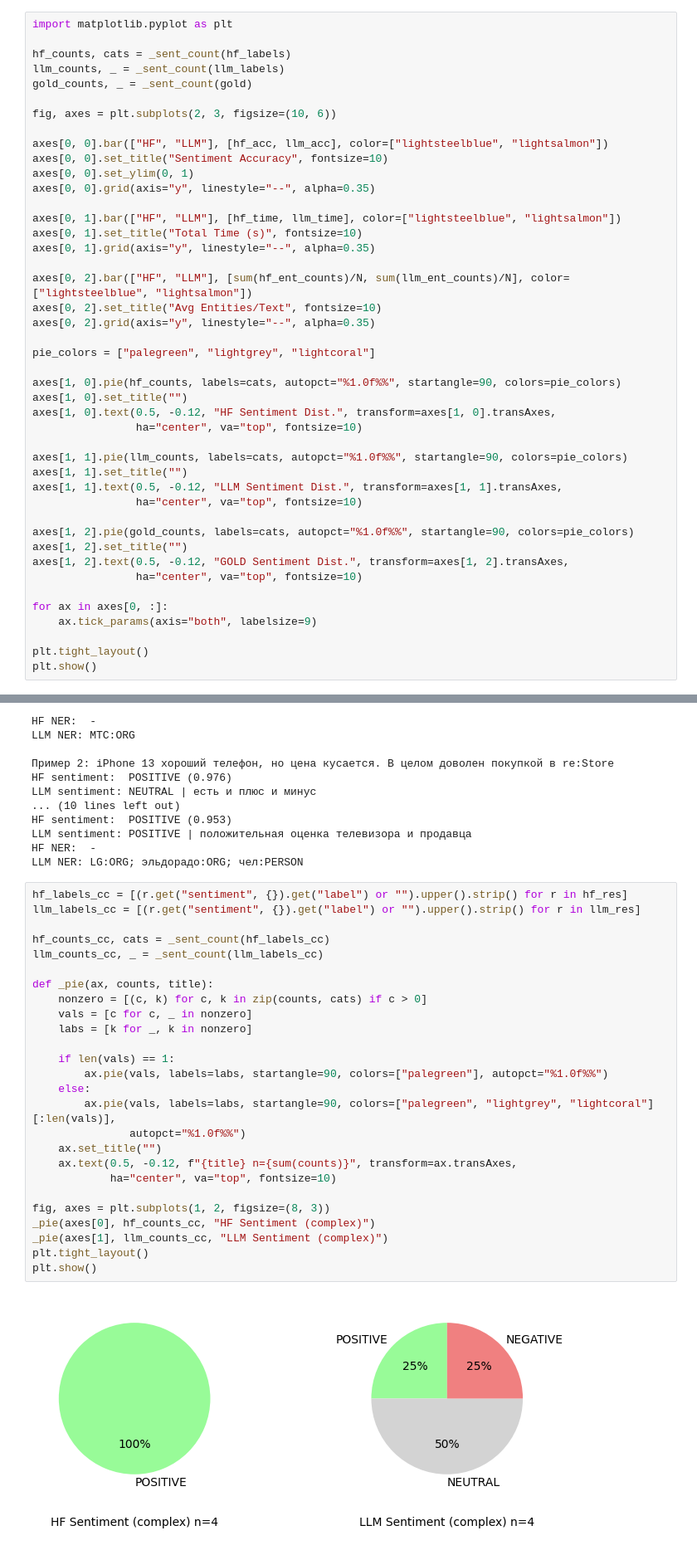
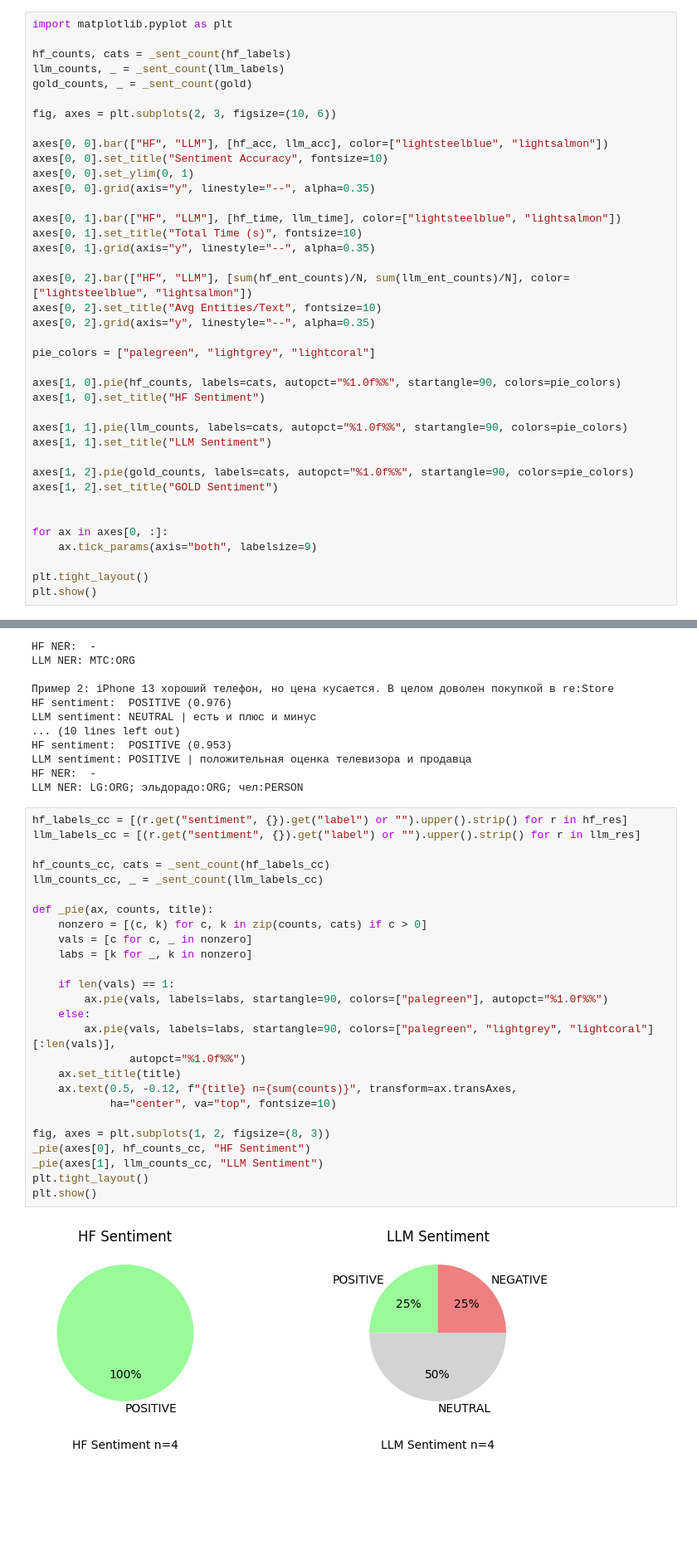
Before and after one commit to divisee/otus-LLM-DD, a Jupyter notebook: hw-2/hw_2_(Построение_LLM_пайплайна_(_ER_tonality_detection_)).ipynb, the cells around one changed output, grey strips where cells are left out. Shown at 83% size. Saved outputs shown, nothing was run; the diff lists cells and outputs as text; blank space fills up the shorter version.

```diff
--- a/hw-2/hw_2_(Построение_LLM_пайплайна_(_ER_tonality_detection_)).ipynb
+++ b/hw-2/hw_2_(Построение_LLM_пайплайна_(_ER_tonality_detection_)).ipynb
@@ -797,19 +797,14 @@ axes[0, 2].grid(axis="y", linestyle="--", alpha=0.35)
 pie_colors = ["palegreen", "lightgrey", "lightcoral"]
 
 axes[1, 0].pie(hf_counts, labels=cats, autopct="%1.0f%%", startangle=90, colors=pie_colors)
-axes[1, 0].set_title("")
-axes[1, 0].text(0.5, -0.12, "HF Sentiment Dist.", transform=axes[1, 0].transAxes,
-                ha="center", va="top", fontsize=10)
+axes[1, 0].set_title("HF Sentiment")
 
 axes[1, 1].pie(llm_counts, labels=cats, autopct="%1.0f%%", startangle=90, colors=pie_colors)
-axes[1, 1].set_title("")
-axes[1, 1].text(0.5, -0.12, "LLM Sentiment Dist.", transform=axes[1, 1].transAxes,
-                ha="center", va="top", fontsize=10)
+axes[1, 1].set_title("LLM Sentiment")
 
 axes[1, 2].pie(gold_counts, labels=cats, autopct="%1.0f%%", startangle=90, colors=pie_colors)
-axes[1, 2].set_title("")
-axes[1, 2].text(0.5, -0.12, "GOLD Sentiment Dist.", transform=axes[1, 2].transAxes,
-                ha="center", va="top", fontsize=10)
+axes[1, 2].set_title("GOLD Sentiment")
+
 
 for ax in axes[0, :]:
     ax.tick_params(axis="both", labelsize=9)
@@ -961,31 +956,31 @@ LLM NER: LG:ORG; эльдорадо:ORG; чел:PERSON
 # %%
 hf_labels_cc = [(r.get("sentiment", {}).get("label") or "").upper().strip() for r in hf_res]
 llm_labels_cc = [(r.get("sentiment", {}).get("label") or "").upper().strip() for r in llm_res]
 
 hf_counts_cc, cats = _sent_count(hf_labels_cc)
 llm_counts_cc, _ = _sent_count(llm_labels_cc)
 
 def _pie(ax, counts, title):
     nonzero = [(c, k) for c, k in zip(counts, cats) if c > 0]
     vals = [c for c, _ in nonzero]
     labs = [k for _, k in nonzero]
 
     if len(vals) == 1:
         ax.pie(vals, labels=labs, startangle=90, colors=["palegreen"], autopct="%1.0f%%")
     else:
         ax.pie(vals, labels=labs, startangle=90, colors=["palegreen", "lightgrey", "lightcoral"][:len(vals)],
                autopct="%1.0f%%")
-    ax.set_title("")
+    ax.set_title(title)
     ax.text(0.5, -0.12, f"{title} n={sum(counts)}", transform=ax.transAxes,
             ha="center", va="top", fontsize=10)
 
 fig, axes = plt.subplots(1, 2, figsize=(8, 3))
-_pie(axes[0], hf_counts_cc, "HF Sentiment (complex)")
-_pie(axes[1], llm_counts_cc, "LLM Sentiment (complex)")
+_pie(axes[0], hf_counts_cc, "HF Sentiment")
+_pie(axes[1], llm_counts_cc, "LLM Sentiment")
 plt.tight_layout()
 plt.show()
 # %% [output]
-[figure, old version]
+[figure, new version]
 # %% [markdown]
 ### Вывод 2.3
 На сложных примерах LLM лучше понимает контекст и смешанную тональность: распознало сарказм как NEGATIVE и плюсы+минусы как NEUTRAL, тогда как HF почти везде поставил POSITIVE.
```
Also changed, not shown: parts of 9 cells of this notebook, 2 other files.
